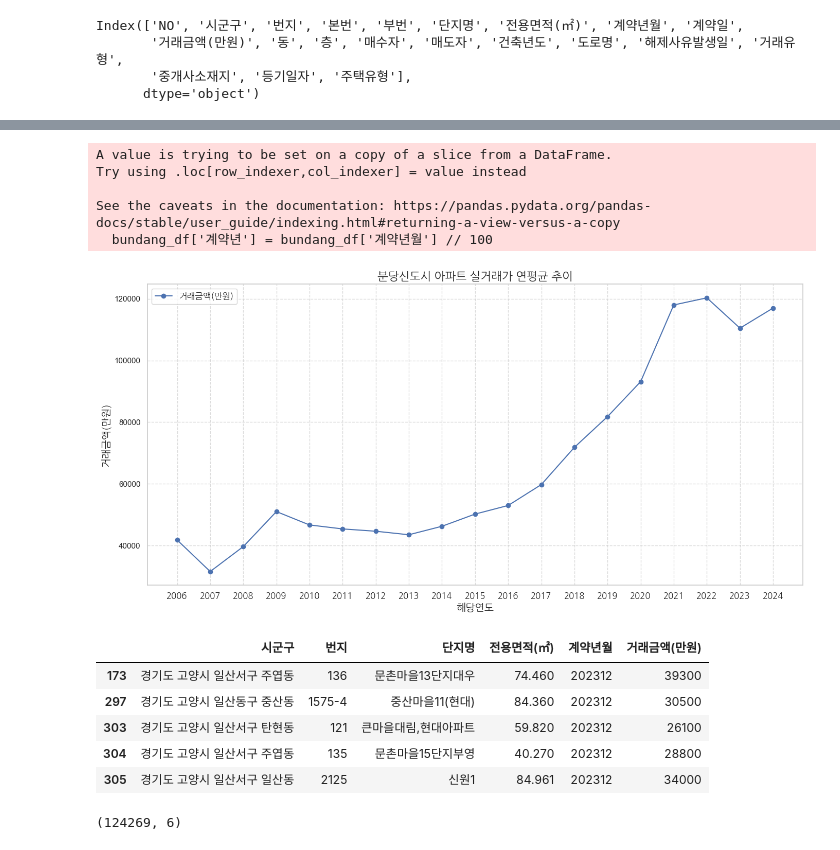
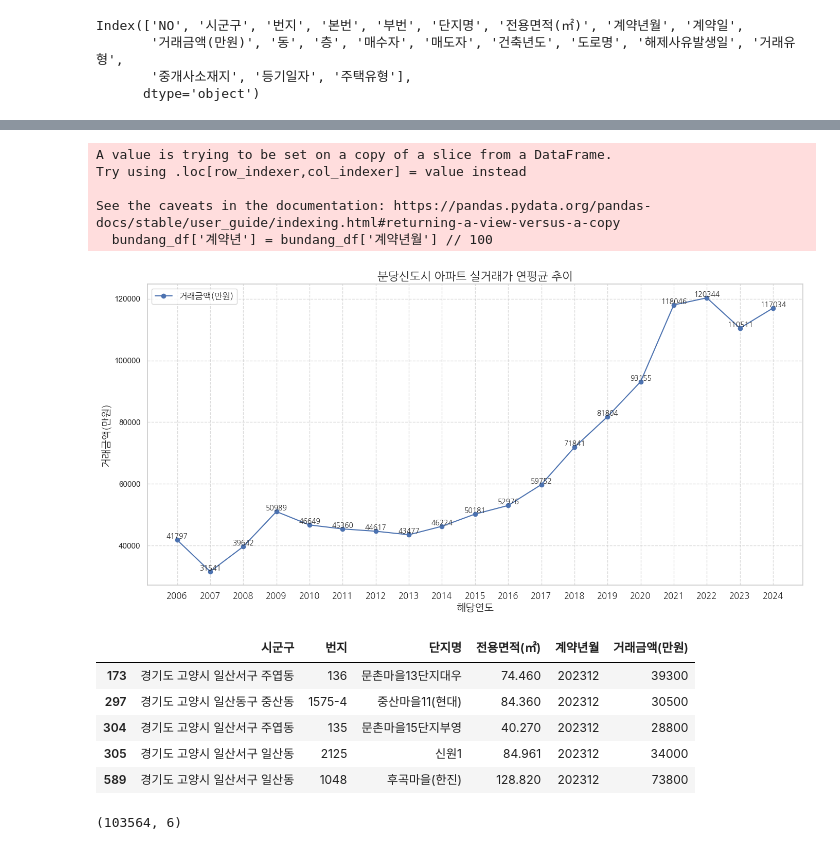
Before and after one commit to SnapishAgent/Ilsan-Investment-Insight, a Jupyter notebook: 아파트 실거래가/apt_price.ipynb, the cells around one changed output, grey strips where cells are left out. Drawn from its saved outputs; the diff is of its cells as text; code cells hidden in the pictures.

```diff
--- a/아파트 실거래가/apt_price.ipynb
+++ b/아파트 실거래가/apt_price.ipynb
@@ -44,6 +39,11 @@ target_areas = [
     '경기도 고양시 일산서구 주엽동',
     '경기도 고양시 일산서구 대화동',
     '경기도 고양시 일산서구 탄현동'
+    '경기도 성남시 분당구 판교동',
+    '경기도 성남시 분당구 백현동',
+    '경기도 성남시 분당구 삼평동',
+    '경기도 성남시 분당구 운중동',
+    '경기도 성남시 분당구 하산운동',
 ]
 
 # 시군구 컬럼이 target_areas에 포함된 데이터만 필터링
@@ -192,36 +186,47 @@ bundang_df.shape
 (87087, 6)
 # %%
 import seaborn as sns
-
 import matplotlib.pyplot as plt
+from matplotlib.font_manager import FontProperties
 
 # Seaborn 스타일 설정
 sns.set(style='whitegrid')
 
 # 계약년월을 계약년으로 변환
 bundang_df['계약년'] = bundang_df['계약년월'] // 100
 
 # 계약년별 거래금액의 평균을 계산
 bundang_yearly_avg = bundang_df.groupby('계약년')['거래금액(만원)'].mean()
 
+# 폰트 설정
+fontprop = FontProperties(fname='NanumGothic.ttf')
+
 # 그래프 그리기
 plt.figure(figsize=(14, 7))
 plt.plot(bundang_yearly_avg.index, bundang_yearly_avg.values, marker='o', linestyle='-', color='b', label='거래금액(만원)')
+
+# 점마다 평균 가격 표시
+for year, avg_price in bundang_yearly_avg.items():
+    plt.text(year, avg_price, f'{avg_price:.0f}', ha='center', va='bottom', fontproperties=fontprop, fontsize=10)
+
 plt.title('분당신도시 아파트 실거래가 연평균 추이', fontproperties=fontprop, fontsize=16, loc='center')
 plt.xlabel('해당연도', fontproperties=fontprop, fontsize=14)
 plt.ylabel('거래금액(만원)', fontproperties=fontprop, fontsize=14)
 plt.xticks(bundang_yearly_avg.index, rotation=0, fontproperties=fontprop)
 plt.legend(prop=fontprop)
 plt.grid(True, linestyle='--', alpha=0.7)
 plt.tight_layout()
 plt.show()
+
+# 현재 아파트실거래가 데이터를 바탕으로 매매평당가격(3.3), 매매가격지수(2006년 기준 100) 환산 가능.
+# 2006~2008년, 아실 & 리치고와 상이한 이유는 판교동(판교신도시) 등의 데이터는 빠졌기 때문. 오로지 1기 신도시(분당신도시).
 # %% [output]
 A value is trying to be set on a copy of a slice from a DataFrame.
 Try using .loc[row_indexer,col_indexer] = value instead
 
 See the caveats in the documentation: https://pandas.pydata.org/pandas-docs/stable/user_guide/indexing.html#returning-a-view-versus-a-copy
   bundang_df['계약년'] = bundang_df['계약년월'] // 100
-[figure, old version]
+[figure, new version]
 # %%
 # 필터링할 지역 리스트 생성
 target_goyang = [
@@ -247,7 +252,7 @@ goyang_df.shape
 |  | 시군구 | 번지 | 단지명 | 전용면적(㎡) | 계약년월 | 거래금액(만원) |
 | 173 | 경기도 고양시 일산서구 주엽동 | 136 | 문촌마을13단지대우 | 74.460 | 202312 | 39300 |
 | 297 | 경기도 고양시 일산동구 중산동 | 1575-4 | 중산마을11(현대) | 84.360 | 202312 | 30500 |
-| 303 | 경기도 고양시 일산서구 탄현동 | 121 | 큰마을대림,현대아파트 | 59.820 | 202312 | 26100 |
 | 304 | 경기도 고양시 일산서구 주엽동 | 135 | 문촌마을15단지부영 | 40.270 | 202312 | 28800 |
 | 305 | 경기도 고양시 일산서구 일산동 | 2125 | 신원1 | 84.961 | 202312 | 34000 |
+| 589 | 경기도 고양시 일산서구 일산동 | 1048 | 후곡마을(한진) | 128.820 | 202312 | 73800 |
-(124269, 6)
+(103564, 6)
```
Also changed, not shown: parts of 9 cells of this notebook, 1 other file.
